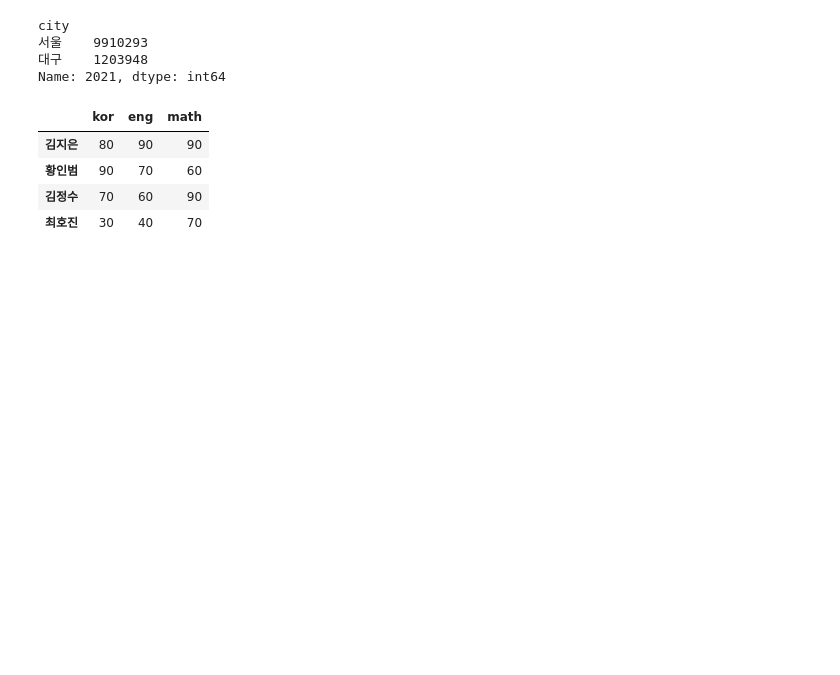
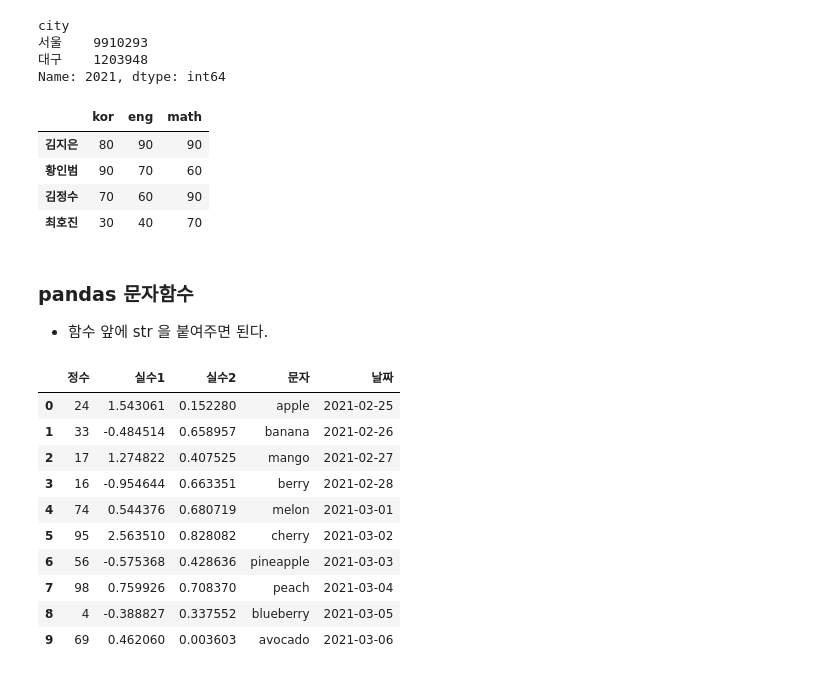
Before and after one commit to Supreme-YS/TIL, a Jupyter notebook: Data_Analysis/Pandas[01].ipynb, the cells around one changed output. Drawn from its saved outputs; the diff is of its cells as text; code cells hidden in the pictures; blank space fills up the shorter version.

```diff
--- a/Data_Analysis/Pandas[01].ipynb
+++ b/Data_Analysis/Pandas[01].ipynb
@@ -778,3 +780,20 @@ exec_df
 # 김지은 학생의 점수를 데이터 프레임으로 만들어라
 # 김정수 학생의 점수를 시리즈로 출력하라
 # 황인범 학생의 국어점수와 수학점수를 100점으로 수정하고 평균 점수도 다시 계산하라
+# %% [markdown]
+### pandas 문자함수
+- 함수 앞에 str 을 붙여주면 된다.
+# %%
+testDF
+# %% [output]
+|  | 정수 | 실수1 | 실수2 | 문자 | 날짜 |
+| 0 | 24 | 1.543061 | 0.152280 | apple | 2021-02-25 |
+| 1 | 33 | -0.484514 | 0.658957 | banana | 2021-02-26 |
+| 2 | 17 | 1.274822 | 0.407525 | mango | 2021-02-27 |
+| 3 | 16 | -0.954644 | 0.663351 | berry | 2021-02-28 |
+| 4 | 74 | 0.544376 | 0.680719 | melon | 2021-03-01 |
+| 5 | 95 | 2.563510 | 0.828082 | cherry | 2021-03-02 |
+| 6 | 56 | -0.575368 | 0.428636 | pineapple | 2021-03-03 |
+| 7 | 98 | 0.759926 | 0.708370 | peach | 2021-03-04 |
+| 8 | 4 | -0.388827 | 0.337552 | blueberry | 2021-03-05 |
+| 9 | 69 | 0.462060 | 0.003603 | avocado | 2021-03-06 |
```
Also changed, not shown: parts of 17 cells of this notebook, 4 other files.
